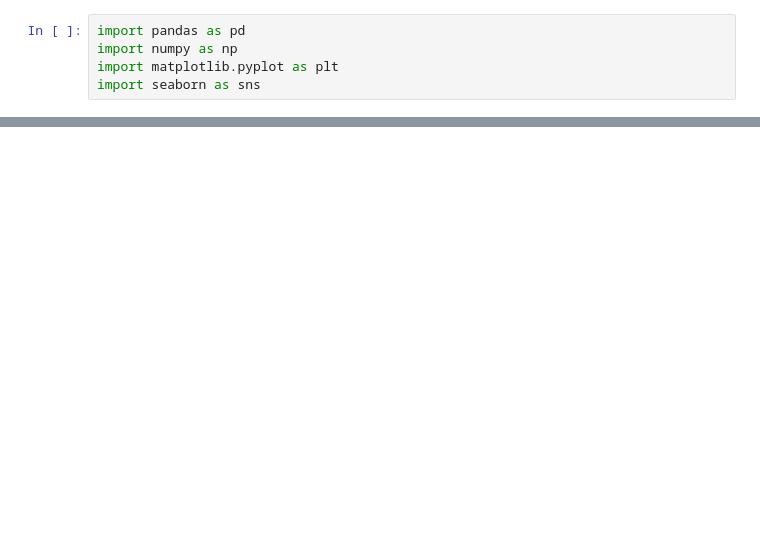
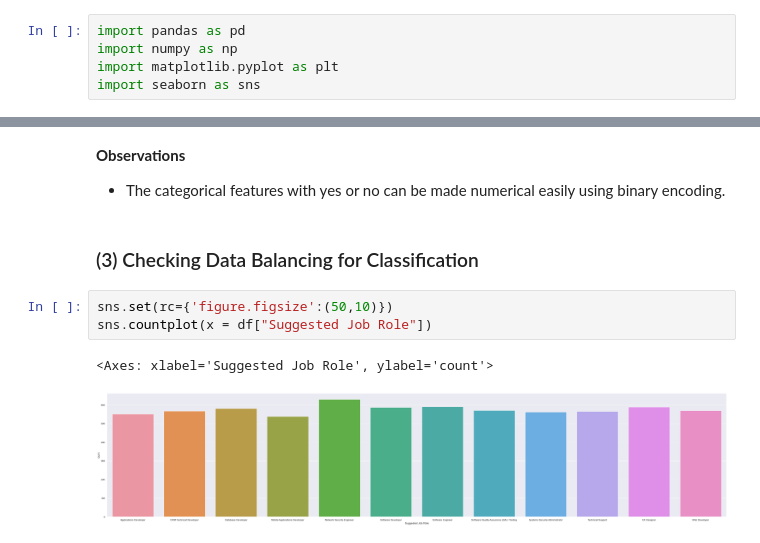
Before and after one commit to sSumankumari/Career-Path-Prediction-and-Guidance-System, a Jupyter notebook: model/model.ipynb, the cells around one changed output, grey strips where cells are left out. Cells and saved outputs as stored; diff of their text form; blank space fills up the shorter version.

```diff
--- a/model/model.ipynb
+++ b/model/model.ipynb
@@ -98,0 +112,11 @@ plt.show()
+# %% [markdown]
+**Observations**
+* The categorical features with yes or no can be made numerical easily using binary encoding.
+# %% [markdown]
+### (3) Checking Data Balancing for Classification
+# %%
+sns.set(rc={'figure.figsize':(50,10)})
+sns.countplot(x = df["Suggested Job Role"])
+# %% [output]
+<Axes: xlabel='Suggested Job Role', ylabel='count'>
+[figure, added]
```
Also changed, not shown: parts of 116 cells of this notebook.
